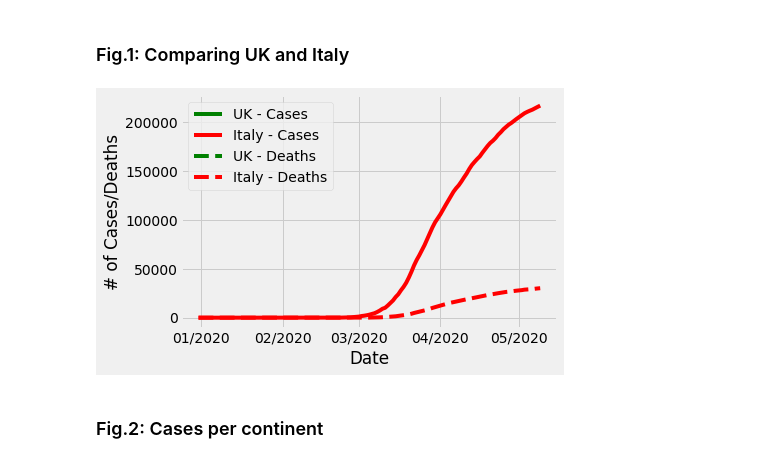
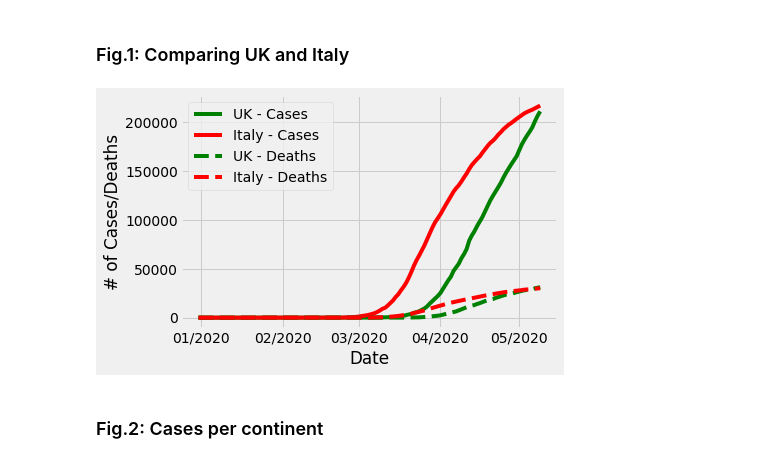
Before and after one commit to mattcockerill/Python-practice, a Jupyter notebook: Tracking Global Coronavirus Cases.ipynb, the cells around one changed output. Saved outputs shown, nothing was run; the diff lists cells and outputs as text; code cells hidden in the pictures.

```diff
--- a/Tracking Global Coronavirus Cases.ipynb
+++ b/Tracking Global Coronavirus Cases.ipynb
@@ -41,35 +41,36 @@ df = df.replace('_', ' ', regex=True)
 # %%
 # Create copy of dataframe and ensure correct data types and index
 df1 = df.copy()
 df1['dateRep']       =   pd.to_datetime(df1['dateRep'], dayfirst = True)
 df1['cases']         =   pd.to_numeric(df1['cases'])
 df1['deaths']        =   pd.to_numeric(df1['deaths'])
 df1.set_index('dateRep')
 
 # Create subsets of dataframe
-uk      = df1[df1['countriesAndTerritories'] == 'United_Kingdom'].sort_values(by = 'dateRep')
+uk      = df1[df1['countriesAndTerritories'] == 'United Kingdom'].sort_values(by = 'dateRep')
 italy   = df1[df1['countriesAndTerritories'] == 'Italy'].sort_values(by = 'dateRep')
 
 # Plot cumulative deaths and cases
 fig, ax = plt.subplots()
 
-plt.plot(uk['dateRep'],uk['cases'].cumsum(), 'g-', label = 'UK - Cases')
-plt.plot(italy['dateRep'],italy['cases'].cumsum(), 'r-', label = 'Italy - Cases')
-plt.plot(uk['dateRep'],uk['deaths'].cumsum(), 'g--', label = 'UK - Deaths')
-plt.plot(italy['dateRep'],italy['deaths'].cumsum(), 'r--', label = 'Italy - Deaths')
+plt.plot(uk['dateRep'], uk['cases'].cumsum(), 'g-', label = 'UK - Cases')
+plt.plot(italy['dateRep'], italy['cases'].cumsum(), 'r-', label = 'Italy - Cases')
+plt.plot(uk['dateRep'], uk['deaths'].cumsum(), 'g--', label = 'UK - Deaths')
+plt.plot(italy['dateRep'], italy['deaths'].cumsum(), 'r--', label = 'Italy - Deaths')
+
 plt.xlabel('Date')
 plt.ylabel('# of Cases/Deaths')
 plt.legend()
 
 # Format tick labels
 months = mdates.MonthLocator()  # every month
 months_fmt = mdates.DateFormatter('%m/%Y')
 ax.xaxis.set_major_locator(months)
 ax.xaxis.set_major_formatter(months_fmt)
 
 plt.show()
 # %% [output]
-[figure, old version]
+[figure, new version]
 # %% [markdown]
 ### Fig.2: Cases per continent
 # %%
```
